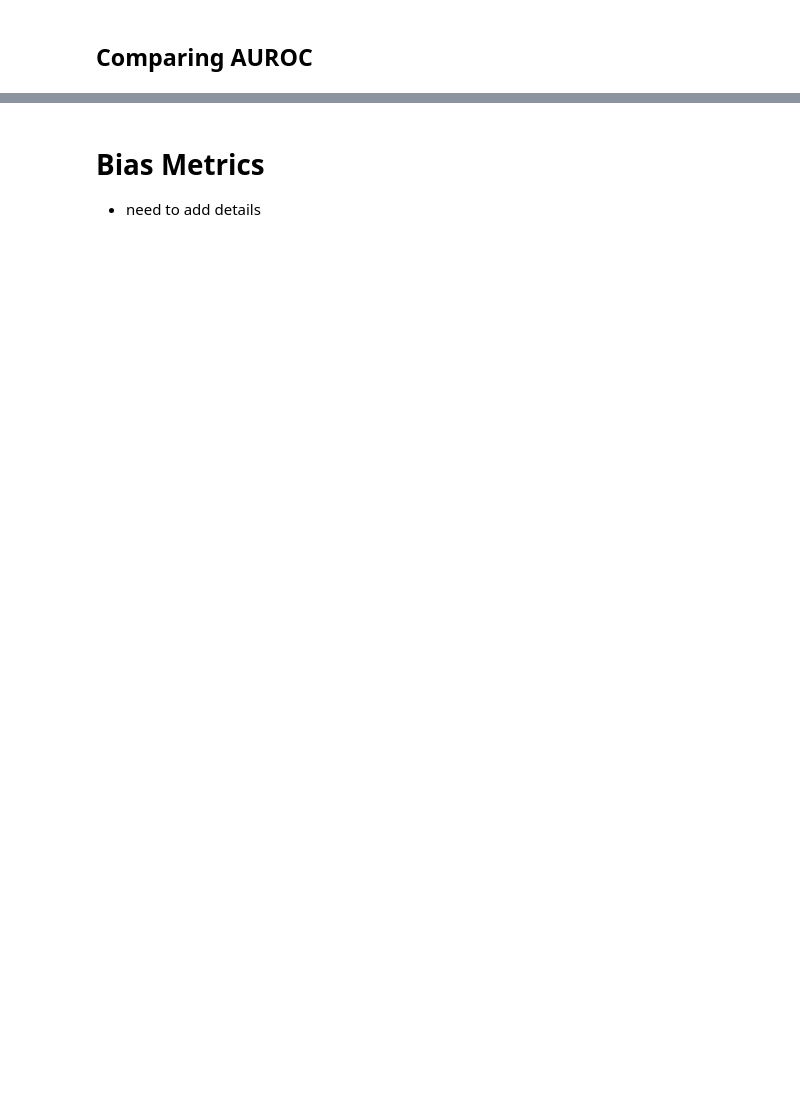
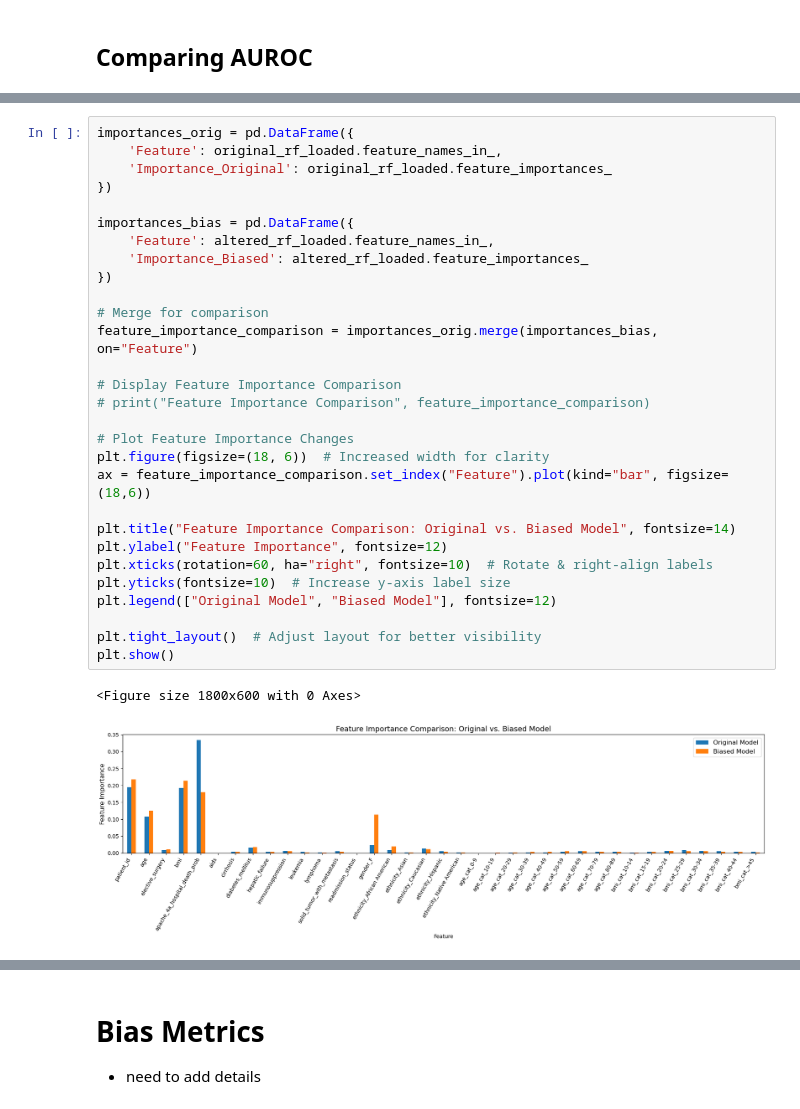
Before and after one commit to Mackenzie-Meni/UF-biasathon-workshop2025, a Jupyter notebook: 4_bias_mitigation.ipynb, the cells around one changed output, grey strips where cells are left out. Saved outputs shown, nothing was run; the diff lists cells and outputs as text; blank space fills up the shorter version.

```diff
--- a/4_bias_mitigation.ipynb
+++ b/4_bias_mitigation.ipynb
@@ -441,0 +619,32 @@ plt.show()
+# %%
+importances_orig = pd.DataFrame({
+    'Feature': original_rf_loaded.feature_names_in_,
+    'Importance_Original': original_rf_loaded.feature_importances_
+})
+
+importances_bias = pd.DataFrame({
+    'Feature': altered_rf_loaded.feature_names_in_,
+    'Importance_Biased': altered_rf_loaded.feature_importances_
+})
+
+# Merge for comparison
+feature_importance_comparison = importances_orig.merge(importances_bias, on="Feature")
+
+# Display Feature Importance Comparison
+# print("Feature Importance Comparison", feature_importance_comparison)
+
+# Plot Feature Importance Changes
+plt.figure(figsize=(18, 6))  # Increased width for clarity
+ax = feature_importance_comparison.set_index("Feature").plot(kind="bar", figsize=(18,6))
+
+plt.title("Feature Importance Comparison: Original vs. Biased Model", fontsize=14)
+plt.ylabel("Feature Importance", fontsize=12)
+plt.xticks(rotation=60, ha="right", fontsize=10)  # Rotate & right-align labels
+plt.yticks(fontsize=10)  # Increase y-axis label size
+plt.legend(["Original Model", "Biased Model"], fontsize=12)
+
+plt.tight_layout()  # Adjust layout for better visibility
+plt.show()
+# %% [output]
+<Figure size 1800x600 with 0 Axes>
+[figure, added]
```
Also changed, not shown: parts of 17 cells of this notebook, 3 other files.
